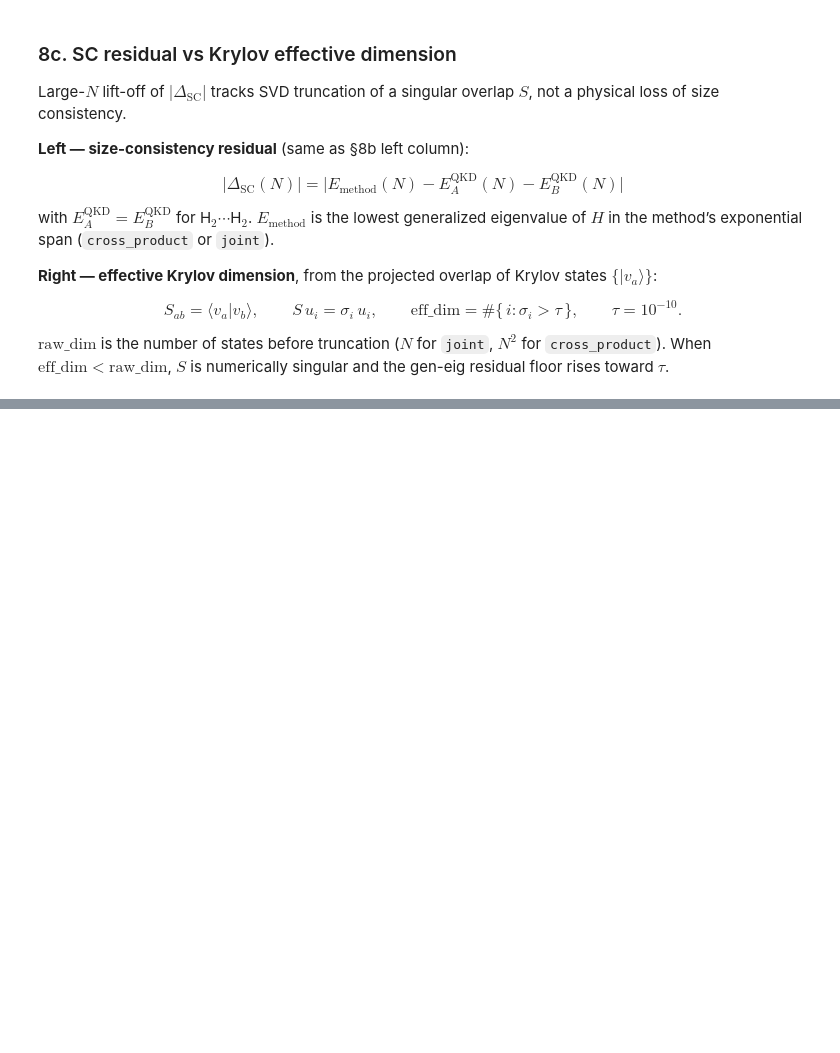
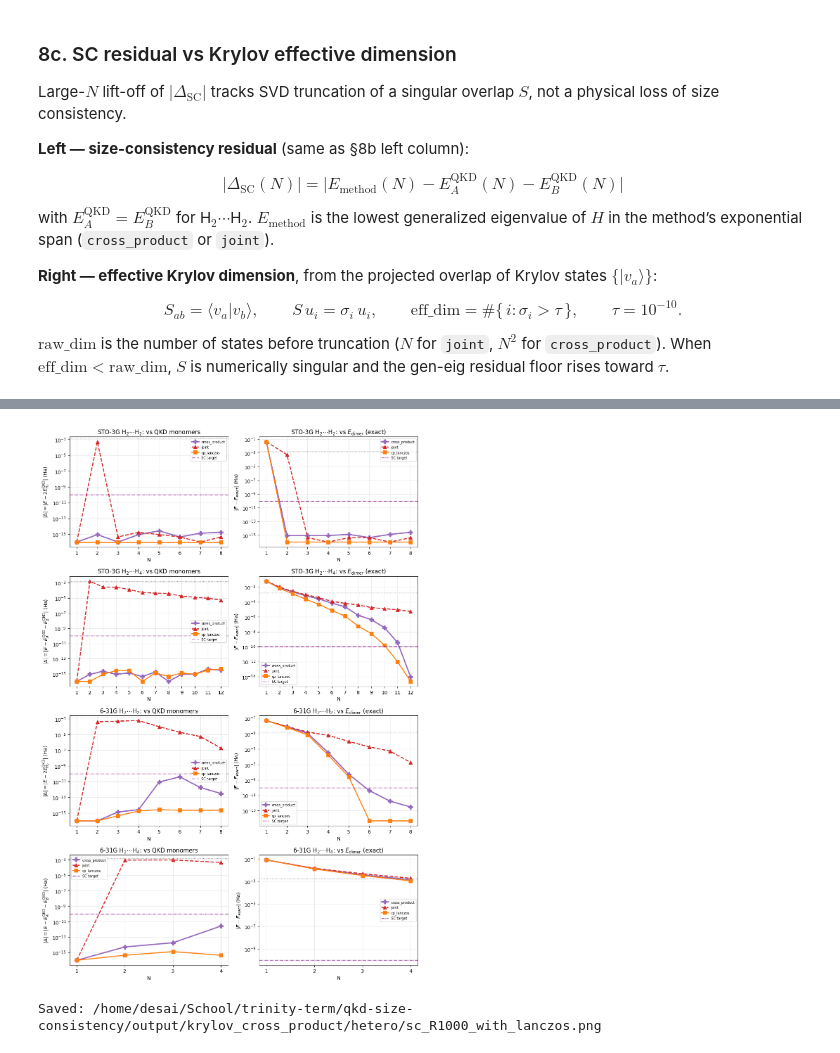
Before and after one commit to PrabhavD/qkd-size-consistency, a Jupyter notebook: krylov_cross_product_protocols.ipynb, the cells around one changed output, grey strips where cells are left out. Cells and saved outputs as stored; diff of their text form; code cells hidden in the pictures; blank space fills up the shorter version.

```diff
--- a/krylov_cross_product_protocols.ipynb
+++ b/krylov_cross_product_protocols.ipynb
@@ -66,6 +66,7 @@ BOND = 0.7414
 SVD_THRESH = 1e-10
 CHEM_ACC = 1.6e-3
 SPARSE_DIM_THRESHOLD = 2048
+LANCZOS_BREAK = 1e-12
 
 BASIS_CONFIG = {
     'sto-3g': {'label': 'STO-3G', 'N_MAX': 8},
@@ -82,8 +83,10 @@ N_ELEC = {'H2': 2, 'H4': 4}
 VARIANT_STYLE = {
     'cross_product': {'color': '#9467bd', 'marker': 'P', 'ls': '-', 'lw': 2.4, 'ms': 9},
     'joint':         {'color': '#d62728', 'marker': '^', 'ls': '--', 'lw': 2.0, 'ms': 7},
+    'cp_lanczos':    {'color': '#ff7f0e', 'marker': 's', 'ls': '-', 'lw': 2.0, 'ms': 7},
 }
-VARIANTS = ['cross_product', 'joint']
+VARIANTS = ['cross_product', 'joint']  # §8–9 only; §10 adds cp_lanczos
+LANCZOS_VARIANTS = ['cross_product', 'joint', 'cp_lanczos']
 
 print('Bases:', BASIS_LIST)
 print('Figures ->', FIG_ROOT)
@@ -873,0 +1081,50 @@ Saved: /home/desai/School/trinity-term/qkd-size-consistency/output/krylov_cross_
+# %%
+# §10 SC plots (mirror §8b/9b) with lanczos
+n_basis = len(SC_BASIS_LIST)
+fig, axes = plt.subplots(n_basis * 2, 2, figsize=(11, 4.0 * n_basis * 2))
+if n_basis == 1:
+    axes = np.array([axes])
+
+panel = [
+    ('H2+H2', r'H$_2\cdots$H$_2$',
+     r'$|\Delta|=|E-2E_{\mathrm{H_2}}^{\mathrm{QKD}}|$'),
+    ('H2+H4', r'H$_2\cdots$H$_4$',
+     r'$|\Delta|=|E-E_A^{\mathrm{QKD}}-E_B^{\mathrm{QKD}}|$'),
+]
+for b_idx, basis in enumerate(SC_BASIS_LIST):
+    label = BASIS_CONFIG[basis]['label']
+    for s_idx, (system, sys_label, ylab) in enumerate(panel):
+        row = b_idx * 2 + s_idx
+        sub_sys = df_sc_lanczos[
+            (df_sc_lanczos['system'] == system) & (df_sc_lanczos['basis'] == basis)
+        ]
+        for col, (key, title_ref) in enumerate([
+            ('abs_vs_mono', 'QKD monomers'),
+            ('abs_vs_dimer1000', r'$E_{\mathrm{dimer}}$ (exact)'),
+        ]):
+            ax = axes[row, col]
+            for name in LANCZOS_VARIANTS:
+                s = sub_sys[sub_sys['variant'] == name]
+                if len(s) == 0:
+                    continue
+                st = VARIANT_STYLE[name]
+                ax.semilogy(s['N'], np.maximum(s[key], 1e-16),
+                            color=st['color'], marker=st['marker'], ls=st['ls'],
+                            lw=st['lw'], ms=st['ms'], label=name)
+            ax.axhline(CHEM_ACC, color='gray', ls=':', lw=1)
+            ax.axhline(SC_ASSERT, color='purple', ls='-.', lw=1, label='SC target')
+            ax.set_xlabel('N')
+            ax.set_ylabel((ylab if col == 0 else r'$|E-E_{\mathrm{exact}}|$') + ' (Ha)')
+            ax.set_title(rf'{label} {sys_label}: vs {title_ref}')
+            ax.legend(fontsize=7)
+            ax.grid(True, alpha=0.3, which='both')
+            if len(sub_sys):
+                ax.set_xticks(sorted(sub_sys['N'].unique()))
+fig.tight_layout()
+path = os.path.join(HETERO_DIR, 'sc_R1000_with_lanczos.png')
+fig.savefig(path, dpi=150, bbox_inches='tight')
+plt.show()
+print('Saved:', path)
+# %% [output]
+[figure, added]
+Saved: /home/desai/School/trinity-term/qkd-size-consistency/output/krylov_cross_product/hetero/sc_R1000_with_lanczos.png
```
Also changed, not shown: parts of 8 cells of this notebook.
